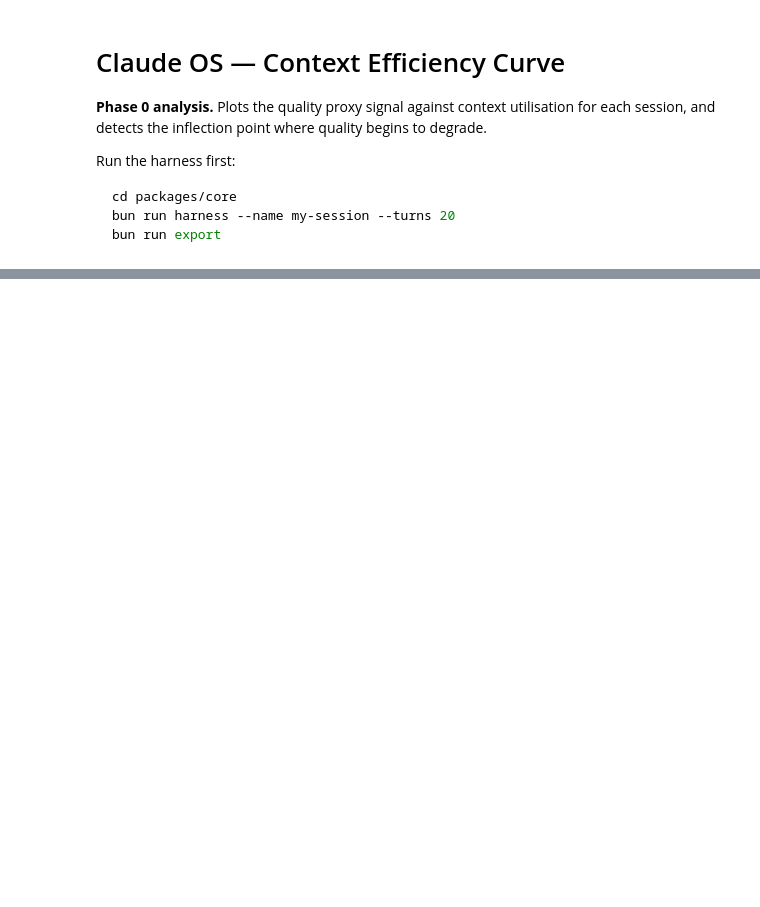
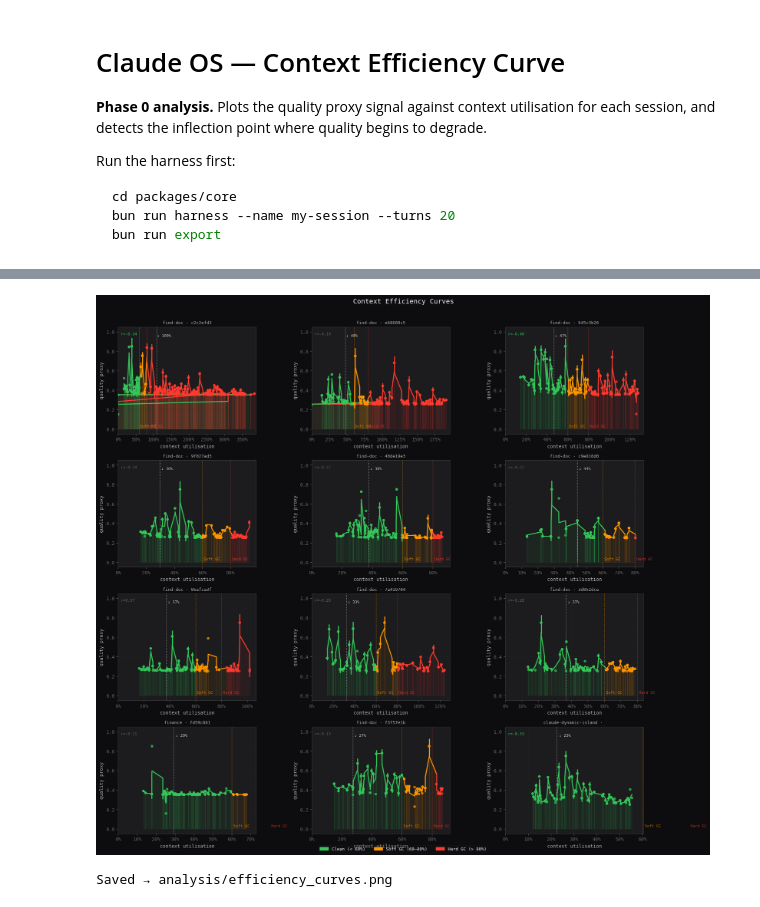
Before and after one commit to TaiPanda96/claude-os, a Jupyter notebook: analysis/efficiency_curve.ipynb, the cells around one changed output, grey strips where cells are left out. Drawn from its saved outputs; the diff is of its cells as text; code cells hidden in the pictures; blank space fills up the shorter version.

Commit message:
efficiency_curves produced

```diff
--- a/analysis/efficiency_curve.ipynb
+++ b/analysis/efficiency_curve.ipynb
@@ -36,10 +36,3 @@ GREEN = '#34c759'
 AMBER = '#ff9500'
 RED   = '#ff3b30'
 DIM   = '#636366'
-# %%
-SESSION_DIR = Path('sessions')
-csv_files = sorted(SESSION_DIR.glob('*.csv'))
-print(f'Found {len(csv_files)} session(s):')
-for f in csv_files:
-    df = pd.read_csv(f)
-    print(f'  {f.stem}  {len(df)} turns  max_ctx={df.ctx_pct.max():.1%}')
@@ -126,39 +177,44 @@ def plot_session(ax, df: pd.DataFrame, session_id: str):
     ax.set_ylim(-0.05, 1.05)
     ax.set_xlabel('context utilisation')
     ax.set_ylabel('quality proxy')
-    ax.set_title(session_id[:16], color='#aeaeb2', fontsize=9)
+    ax.set_title(session_id[:24], color='#aeaeb2', fontsize=9)
     ax.grid(True, alpha=0.3)
     ax.xaxis.set_major_formatter(plt.FuncFormatter(lambda x, _: f'{x:.0%}'))
 
 
-dfs = {f.stem: pd.read_csv(f) for f in csv_files}
+# `dfs` is the filtered selection built in the cell above.
+if not dfs:
+    raise SystemExit('No sessions matched the filters — lower MIN_TURNS or clear NAME_FILTER.')
 
 n = len(dfs)
 cols = min(3, n)
 rows = (n + cols - 1) // cols
 fig, axes = plt.subplots(rows, cols, figsize=(6 * cols, 4 * rows), squeeze=False)
 
 for idx, (sid, df) in enumerate(dfs.items()):
     ax = axes[idx // cols][idx % cols]
     plot_session(ax, df, sid)
 
 # Hide unused subplots
 for idx in range(n, rows * cols):
     axes[idx // cols][idx % cols].set_visible(False)
 
 legend = [
     mpatches.Patch(color=GREEN, label='Clean (< 60%)'),
     mpatches.Patch(color=AMBER, label='Soft GC (60–80%)'),
     mpatches.Patch(color=RED,   label='Hard GC (> 80%)'),
 ]
 fig.legend(handles=legend, loc='lower center', ncol=3, framealpha=0.2,
            facecolor='#1c1c1e', edgecolor='#3a3a3c', fontsize=9)
 
 fig.suptitle('Context Efficiency Curves', fontsize=14, y=1.01, color='#f2f2f7')
 plt.tight_layout()
 plt.savefig('efficiency_curves.png', dpi=150, bbox_inches='tight', facecolor='#0d0d0f')
 plt.show()
 print('Saved → analysis/efficiency_curves.png')
+# %% [output]
+[figure, added]
+Saved → analysis/efficiency_curves.png
 # %%
 # Summary stats across all sessions
 rows = []
```
Also changed, not shown: parts of 2 cells of this notebook, 1 other file.
